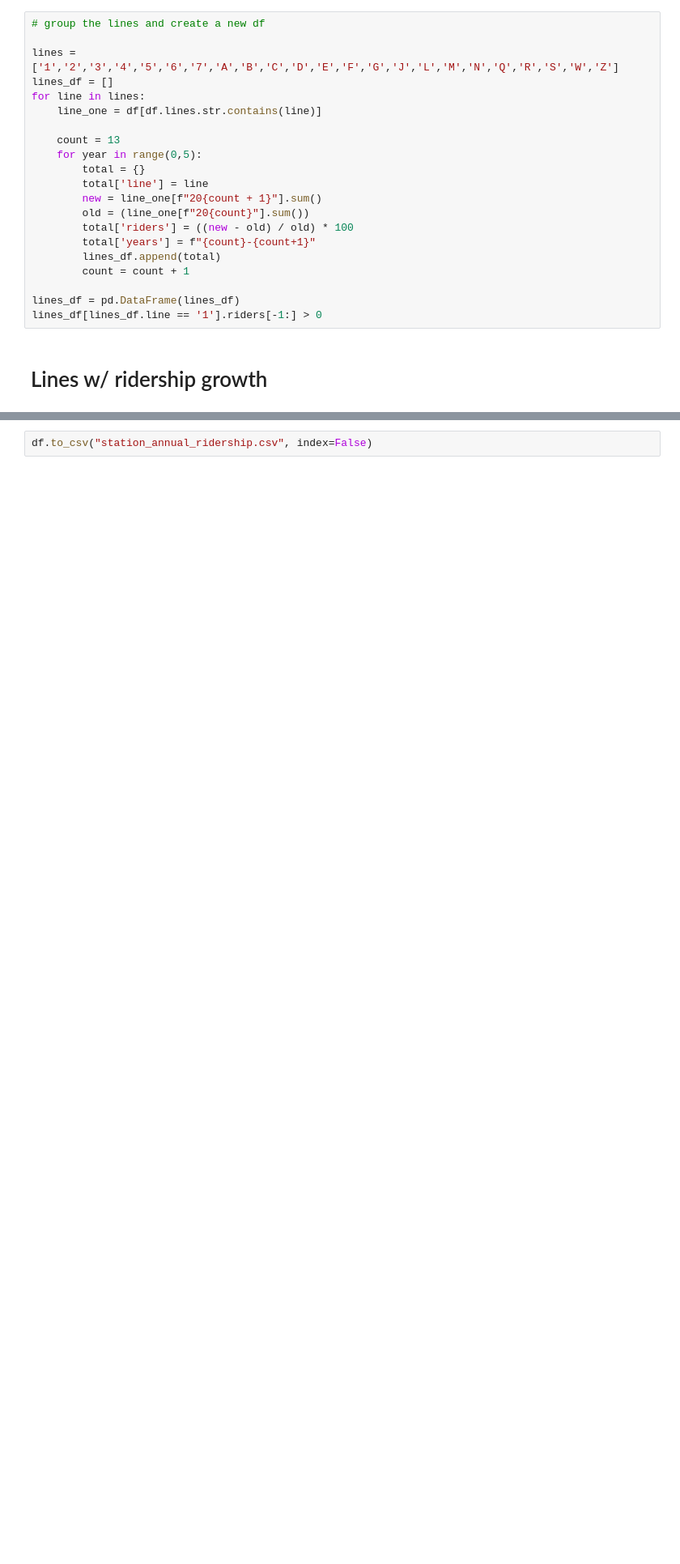
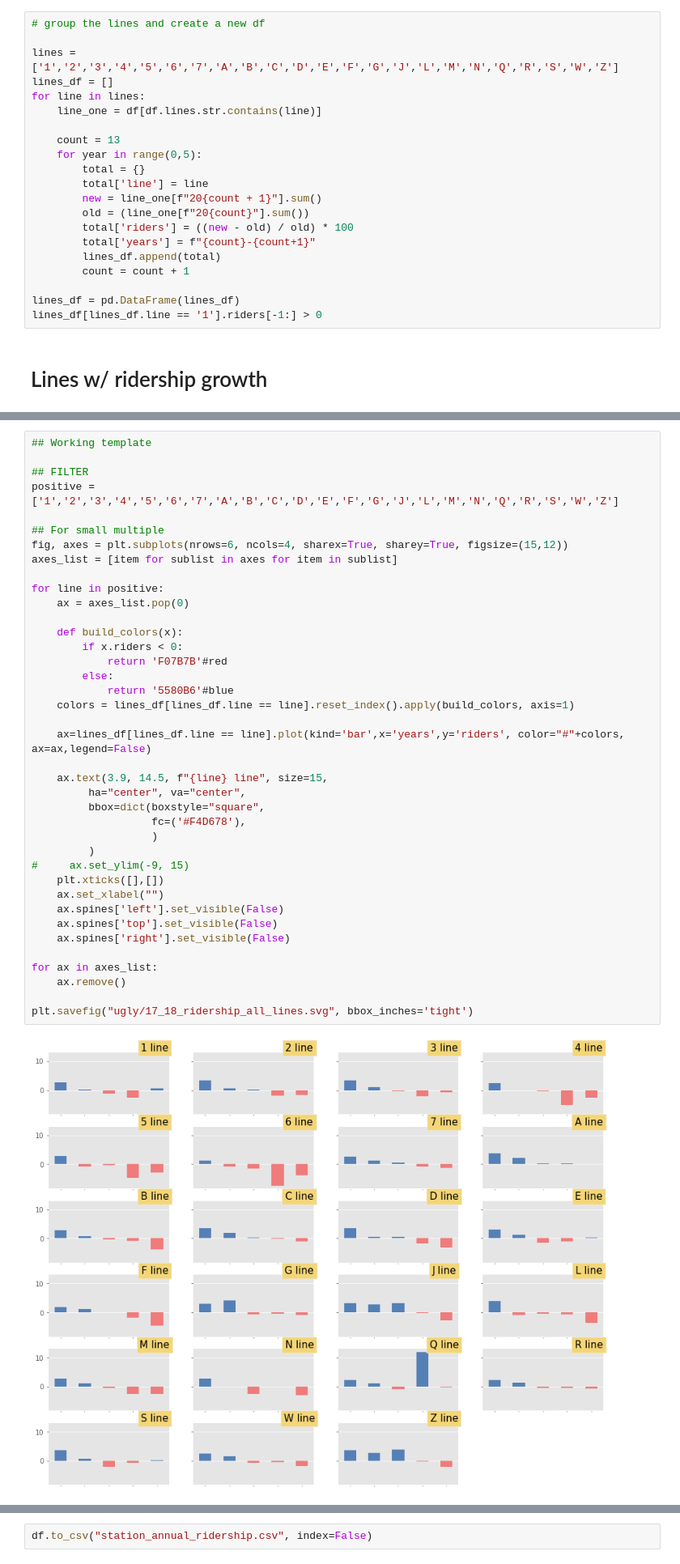
Before and after one commit to sawyerclick/portfolio, a Jupyter notebook: project/subway-ridership/Ridership scraper.ipynb, the cells around one changed output, grey strips where cells are left out. Shown: that part at 81% size. Cells and saved outputs as stored; diff of their text form; blank space fills up the shorter version.

Commit message:
new charts, scrollytelling

```diff
--- a/project/subway-ridership/Ridership scraper.ipynb
+++ b/project/subway-ridership/Ridership scraper.ipynb
@@ -507,3 +515,44 @@ lines_df[lines_df.line == '1'].riders[-1:] > 0
+# %%
+## Working template
+
+## FILTER
+positive = ['1','2','3','4','5','6','7','A','B','C','D','E','F','G','J','L','M','N','Q','R','S','W','Z']
+
+## For small multiple
+fig, axes = plt.subplots(nrows=6, ncols=4, sharex=True, sharey=True, figsize=(15,12))
+axes_list = [item for sublist in axes for item in sublist]
+
+for line in positive:
+    ax = axes_list.pop(0)
+
+    def build_colors(x):
+        if x.riders < 0:
+            return 'F07B7B'#red
+        else:
+            return '5580B6'#blue
+    colors = lines_df[lines_df.line == line].reset_index().apply(build_colors, axis=1)
+
+    ax=lines_df[lines_df.line == line].plot(kind='bar',x='years',y='riders', color="#"+colors, ax=ax,legend=False)
+
+    ax.text(3.9, 14.5, f"{line} line", size=15,
+         ha="center", va="center",
+         bbox=dict(boxstyle="square",
+                   fc=('#F4D678'),
+                   )
+         )
+#     ax.set_ylim(-9, 15)
+    plt.xticks([],[])
+    ax.set_xlabel("")
+    ax.spines['left'].set_visible(False)
+    ax.spines['top'].set_visible(False)
+    ax.spines['right'].set_visible(False)
+
+for ax in axes_list:
+    ax.remove()
+
+plt.savefig("ugly/17_18_ridership_all_lines.svg", bbox_inches='tight')
+# %% [output]
+[figure, added]
 # %%
 ## Working template
 
```
Also changed, not shown: parts of 10 cells of this notebook, 13 other files.
